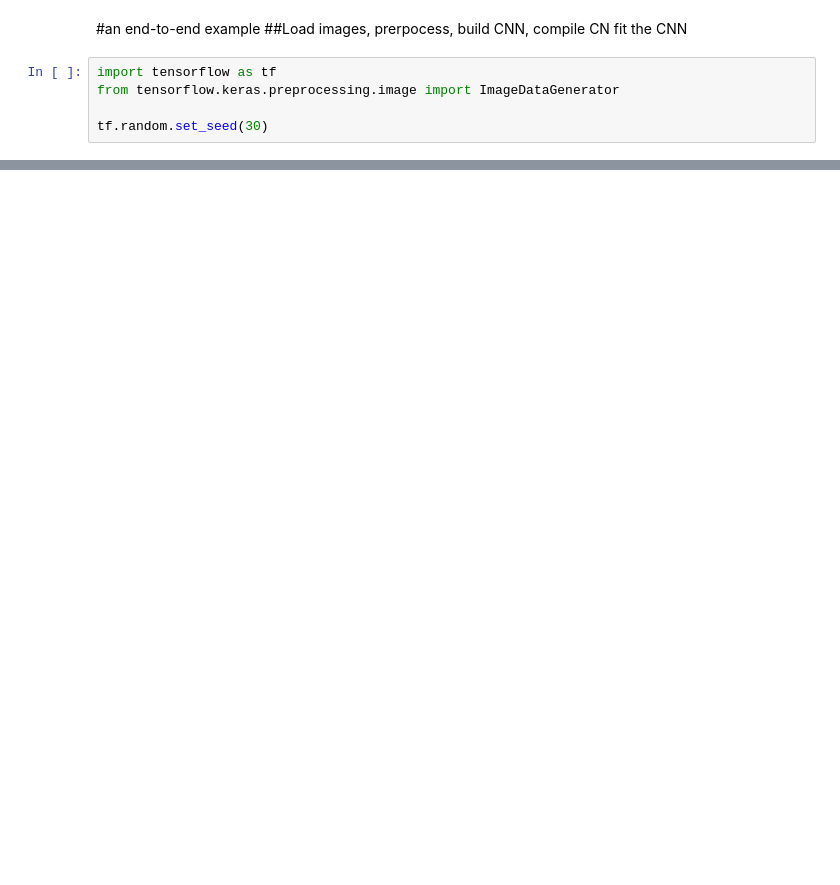
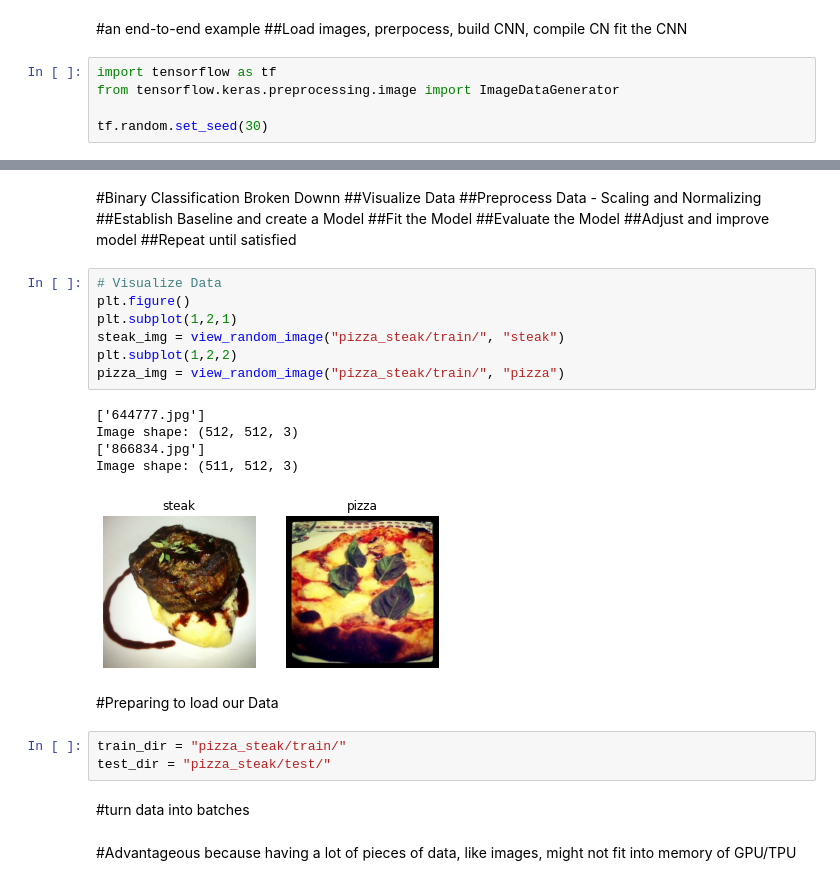
Before and after one commit to JacksonLeb/tensorflow_learning, a Jupyter notebook: 03_Intro_To_CNN.ipynb, the cells around one changed output, grey strips where cells are left out. Cells and saved outputs as stored; diff of their text form; blank space fills up the shorter version.

```diff
--- a/03_Intro_To_CNN.ipynb
+++ b/03_Intro_To_CNN.ipynb
@@ -214,0 +315,31 @@ Epoch 5/5
+# %% [markdown]
+#Binary Classification Broken Downn
+##Visualize Data
+##Preprocess Data - Scaling and Normalizing
+##Establish Baseline and create a Model
+##Fit the Model
+##Evaluate the Model
+##Adjust and improve model
+##Repeat until satisfied
+# %%
+# Visualize Data
+plt.figure()
+plt.subplot(1,2,1)
+steak_img = view_random_image("pizza_steak/train/", "steak")
+plt.subplot(1,2,2)
+pizza_img = view_random_image("pizza_steak/train/", "pizza")
+# %% [output]
+['644777.jpg']
+Image shape: (512, 512, 3)
+['866834.jpg']
+Image shape: (511, 512, 3)
+[figure, added]
+# %% [markdown]
+#Preparing to load our Data
+# %%
+train_dir = "pizza_steak/train/"
+test_dir = "pizza_steak/test/"
+# %% [markdown]
+#turn data into batches
+# %% [markdown]
+#Advantageous because having a lot of pieces of data, like images, might not fit into memory of GPU/TPU
```
Also changed, not shown: parts of 34 cells of this notebook.
